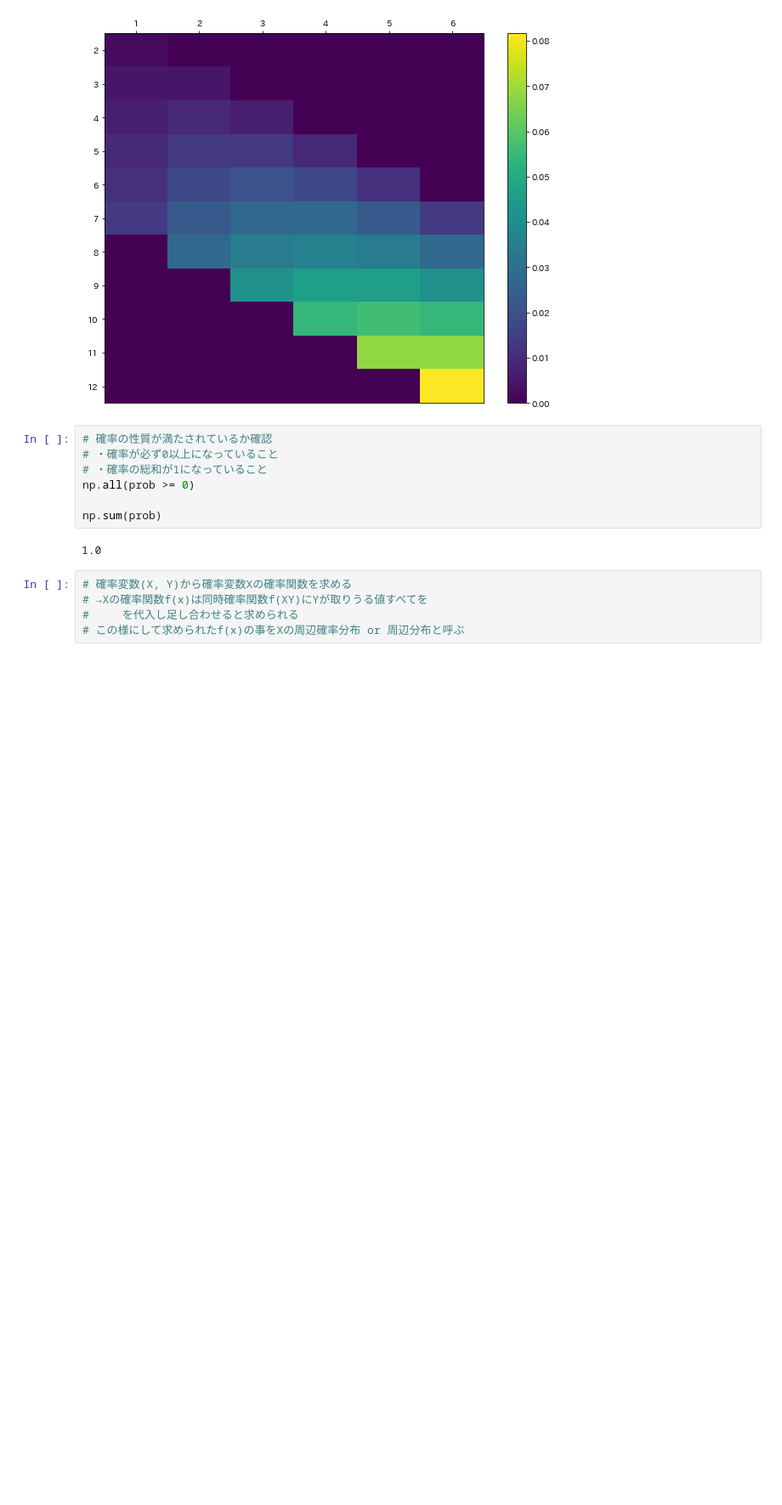
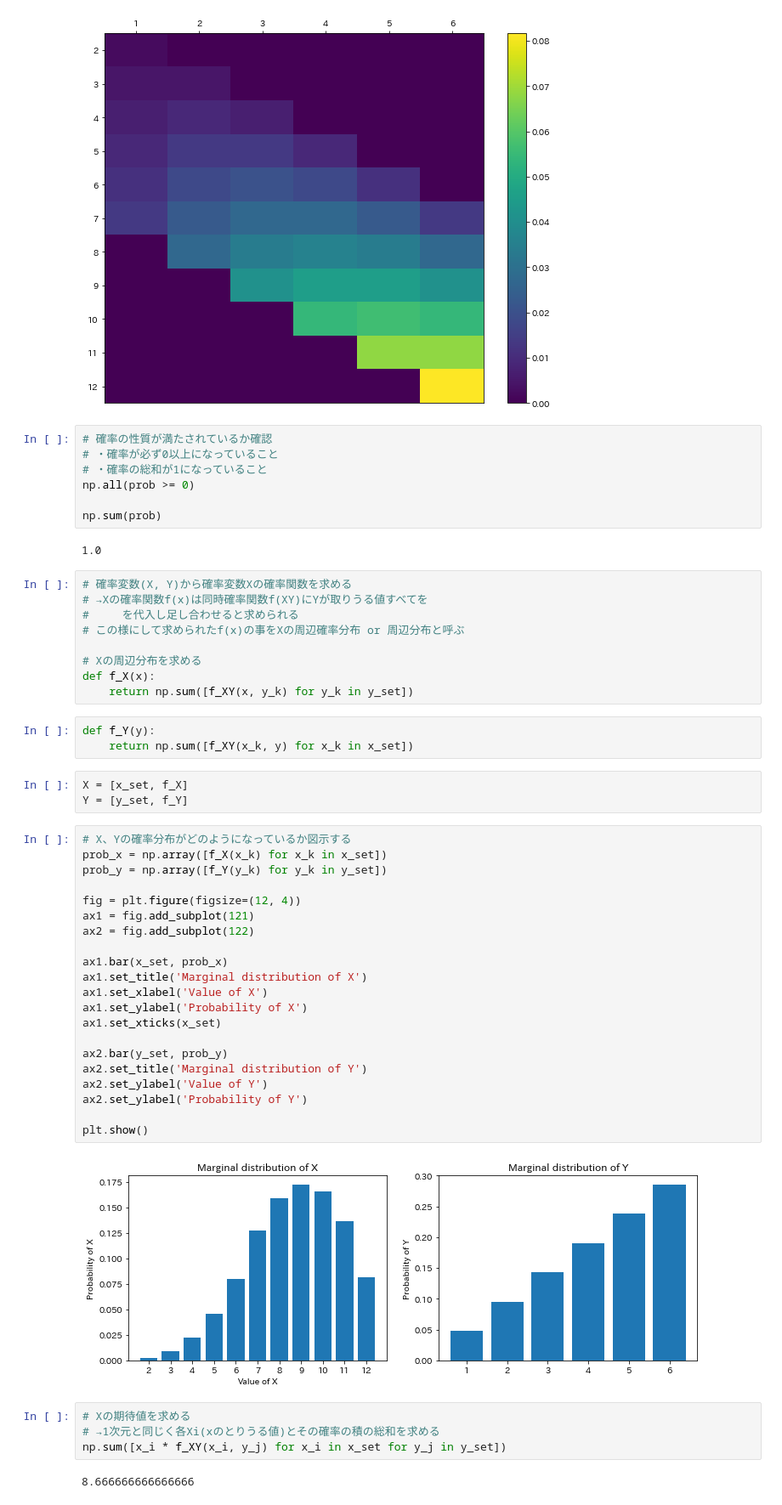
Before and after one commit to yuyahy/Statistical-Analysis-with-Python, a Jupyter notebook: Chap5a_Discrete_type.ipynb, the cells around one changed output. Shown at 85% size. Saved outputs shown, nothing was run; the diff lists cells and outputs as text; blank space fills up the shorter version.

```diff
--- a/Chap5a_Discrete_type.ipynb
+++ b/Chap5a_Discrete_type.ipynb
@@ -190,3 +190,42 @@ np.sum(prob)
 # →Xの確率関数f(x)は同時確率関数f(XY)にYが取りうる値すべてを
 #     を代入し足し合わせると求められる
 # この様にして求められたf(x)の事をXの周辺確率分布 or 周辺分布と呼ぶ
+
+# Xの周辺分布を求める
+def f_X(x):
+    return np.sum([f_XY(x, y_k) for y_k in y_set])
+# %%
+def f_Y(y):
+    return np.sum([f_XY(x_k, y) for x_k in x_set])
+# %%
+X = [x_set, f_X]
+Y = [y_set, f_Y]
+# %%
+# X、Yの確率分布がどのようになっているか図示する
+prob_x = np.array([f_X(x_k) for x_k in x_set])
+prob_y = np.array([f_Y(y_k) for y_k in y_set])
+
+fig = plt.figure(figsize=(12, 4))
+ax1 = fig.add_subplot(121)
+ax2 = fig.add_subplot(122)
+
+ax1.bar(x_set, prob_x)
+ax1.set_title('Marginal distribution of X')
+ax1.set_xlabel('Value of X')
+ax1.set_ylabel('Probability of X')
+ax1.set_xticks(x_set)
+
+ax2.bar(y_set, prob_y)
+ax2.set_title('Marginal distribution of Y')
+ax2.set_ylabel('Value of Y')
+ax2.set_ylabel('Probability of Y')
+
+plt.show()
+# %% [output]
+[figure, added]
+# %%
+# Xの期待値を求める
+# →1次元と同じく各Xi(xのとりうる値)とその確率の積の総和を求める
+np.sum([x_i * f_XY(x_i, y_j) for x_i in x_set for y_j in y_set])
+# %% [output]
+8.666666666666666
```
Also changed, not shown: parts of 15 cells of this notebook.
